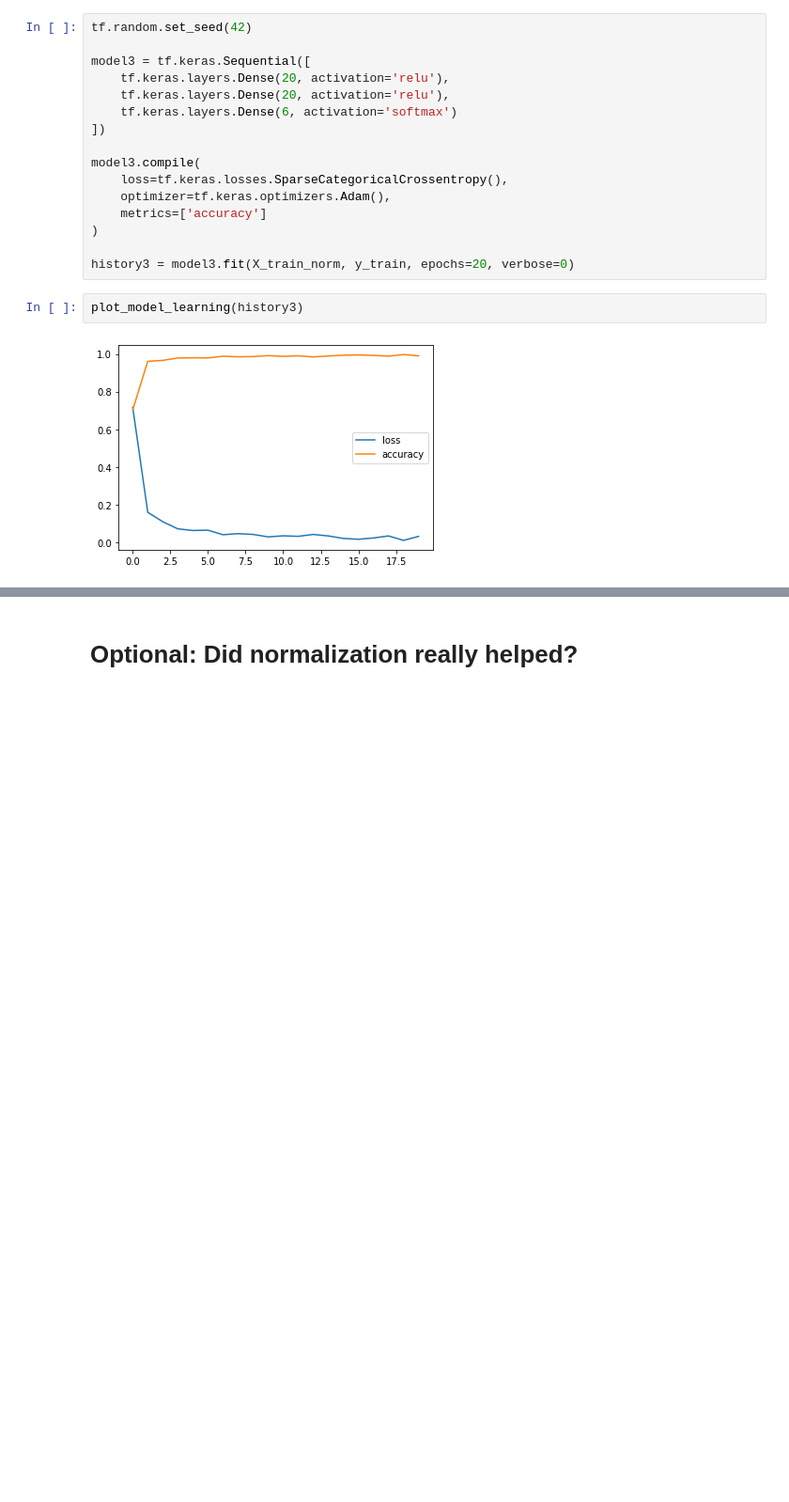
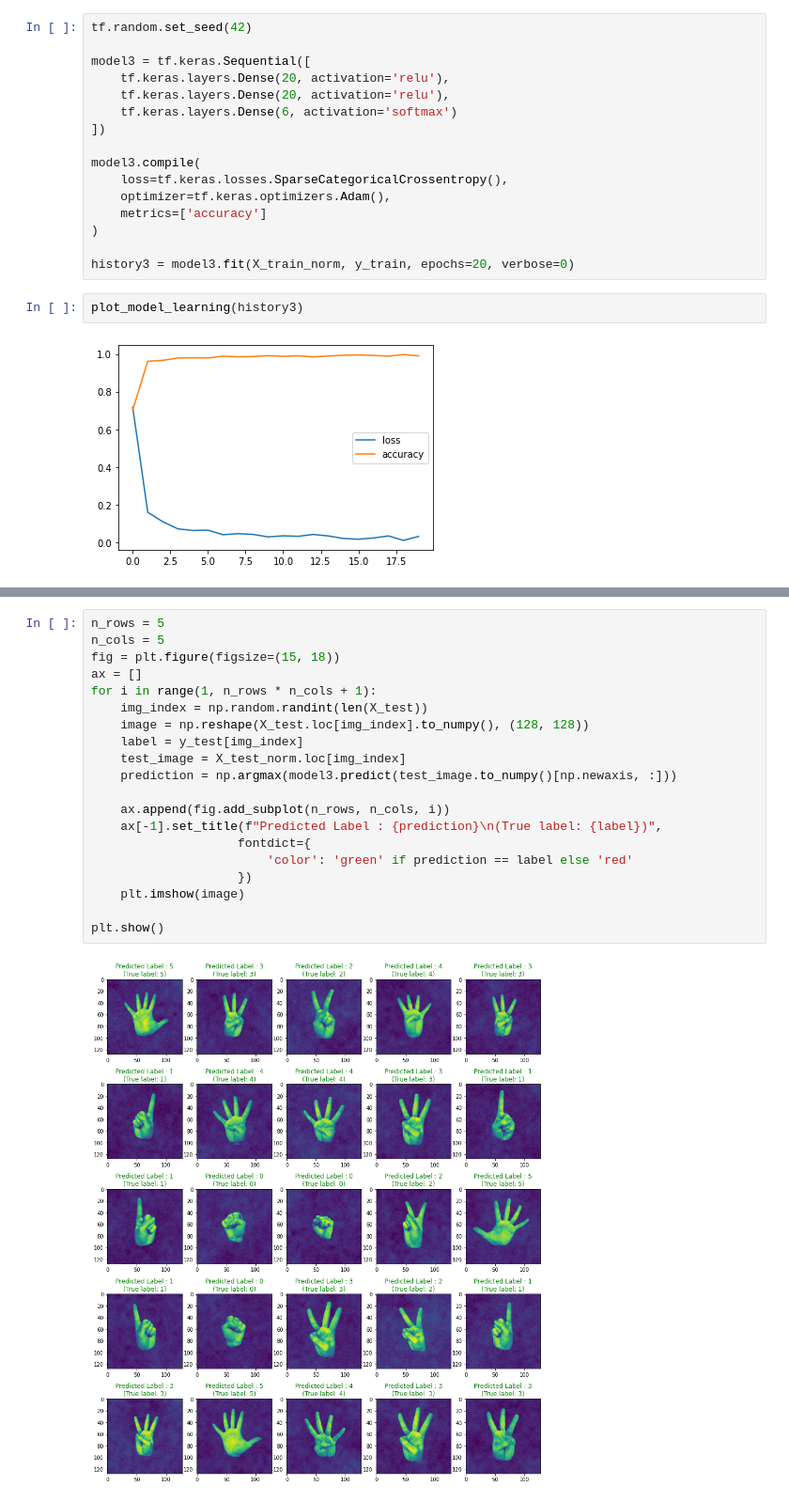
Before and after one commit to poolGolez/project-roosevelt, a Jupyter notebook: finger-number-ann-multi-class-classification.ipynb, the cells around one changed output, grey strips where cells are left out. Shown at 94% size. Saved outputs shown, nothing was run; the diff lists cells and outputs as text; blank space fills up the shorter version.

Commit message:
Add test images for ANNs

```diff
--- a/finger-number-ann-multi-class-classification.ipynb
+++ b/finger-number-ann-multi-class-classification.ipynb
@@ -293,2 +294,22 @@ Accuracy: 99.72%
-# %% [markdown]
-# Optional: Did normalization really helped?
+# %%
+n_rows = 5
+n_cols = 5
+fig = plt.figure(figsize=(15, 18))
+ax = []
+for i in range(1, n_rows * n_cols + 1):
+    img_index = np.random.randint(len(X_test))
+    image = np.reshape(X_test.loc[img_index].to_numpy(), (128, 128))
+    label = y_test[img_index]
+    test_image = X_test_norm.loc[img_index]
+    prediction = np.argmax(model3.predict(test_image.to_numpy()[np.newaxis, :]))
+
+    ax.append(fig.add_subplot(n_rows, n_cols, i))
+    ax[-1].set_title(f"Predicted Label : {prediction}\n(True label: {label})",
+                    fontdict={
+                        'color': 'green' if prediction == label else 'red'
+                    })
+    plt.imshow(image)
+
+plt.show()
+# %% [output]
+[figure, added]
```
Also changed, not shown: parts of 5 cells of this notebook.
